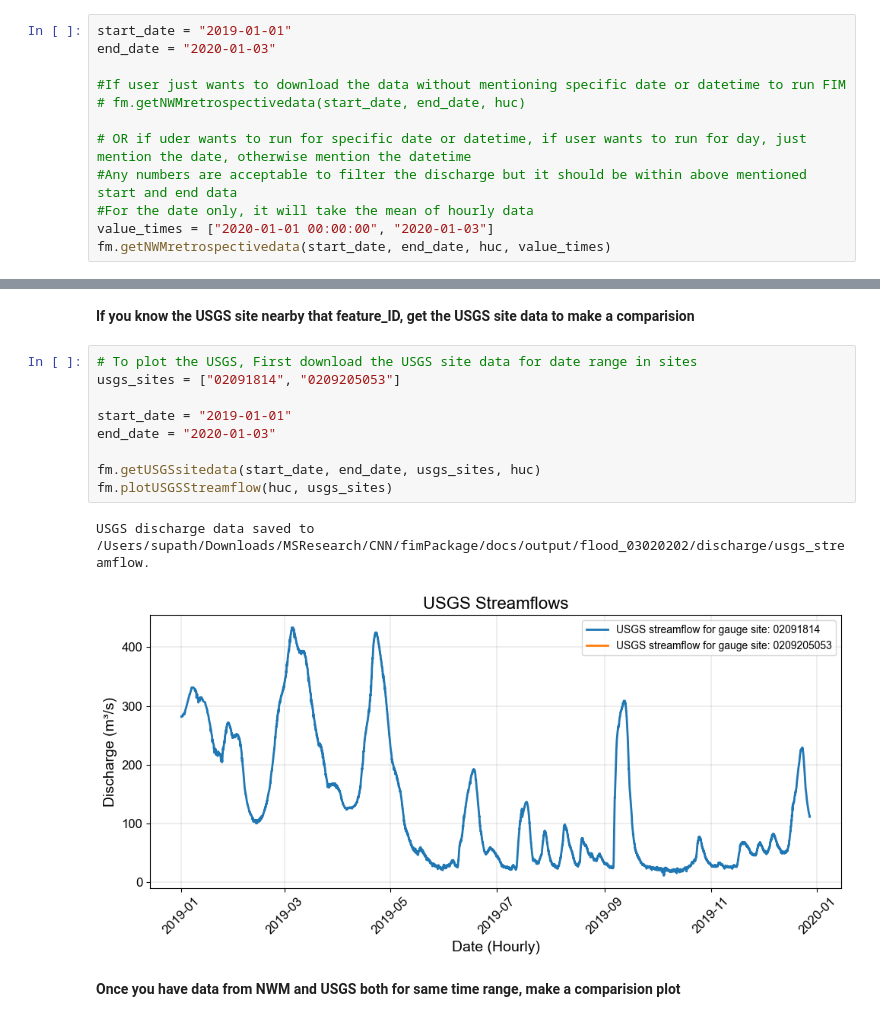
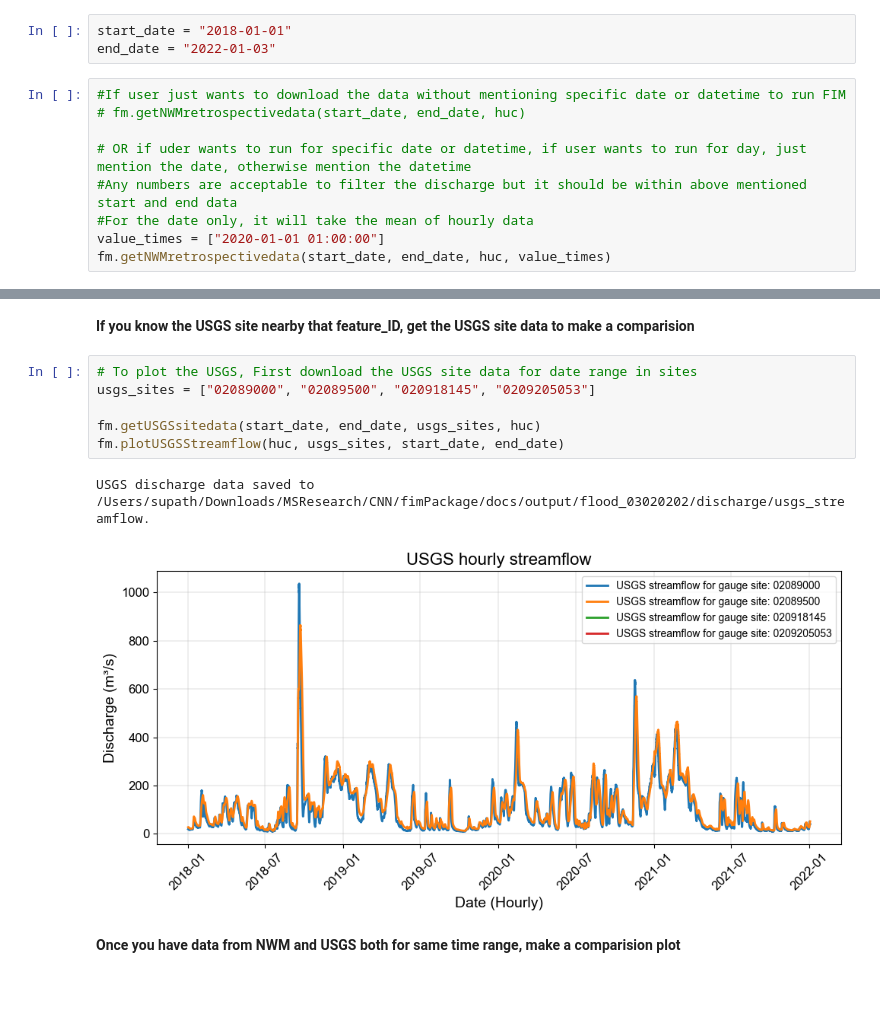
Before and after one commit to supathdhitalGEO/fimserv, a Jupyter notebook: docs/code_usage.ipynb, the cells around one changed output, grey strips where cells are left out. Drawn from its saved outputs; the diff is of its cells as text; blank space fills up the shorter version.

```diff
--- a/docs/code_usage.ipynb
+++ b/docs/code_usage.ipynb
@@ -34,17 +27,17 @@ Copied the first row of /Users/supath/Downloads/MSResearch/CNN/fimPackage/docs/o
 Unique feature IDs saved to /Users/supath/Downloads/MSResearch/CNN/fimPackage/docs/output/flood_03020202/feature_IDs.csv.
 # %% [markdown]
 #### **Get the NWM Data**
+# %%
+start_date = "2018-01-01"
+end_date = "2022-01-03"
 # %%
-start_date = "2019-01-01"
-end_date = "2020-01-03"
-
 #If user just wants to download the data without mentioning specific date or datetime to run FIM
 # fm.getNWMretrospectivedata(start_date, end_date, huc)
 
 # OR if uder wants to run for specific date or datetime, if user wants to run for day, just mention the date, otherwise mention the datetime
 #Any numbers are acceptable to filter the discharge but it should be within above mentioned start and end data
 #For the date only, it will take the mean of hourly data
-value_times = ["2020-01-01 00:00:00", "2020-01-03"]
+value_times = ["2020-01-01 01:00:00"]
 fm.getNWMretrospectivedata(start_date, end_date, huc, value_times)
 # %% [output]
 NWM discharge data saved to /Users/supath/Downloads/MSResearch/CNN/fimPackage/docs/output/flood_03020202/discharge/nwm30_retrospective.
@@ -63,16 +55,13 @@ fm.plotNWMStreamflow(huc, feature_id)
 **If you know  the USGS site nearby that feature_ID, get the USGS site data to make a comparision**
 # %%
 # To plot the USGS, First download the USGS site data for date range in sites
-usgs_sites = ["02091814", "0209205053"]
-
-start_date = "2019-01-01"
-end_date = "2020-01-03"
+usgs_sites = ["02089000", "02089500", "020918145", "0209205053"]
 
 fm.getUSGSsitedata(start_date, end_date, usgs_sites, huc)
-fm.plotUSGSStreamflow(huc, usgs_sites)
+fm.plotUSGSStreamflow(huc, usgs_sites, start_date, end_date)
 # %% [output]
 USGS discharge data saved to /Users/supath/Downloads/MSResearch/CNN/fimPackage/docs/output/flood_03020202/discharge/usgs_streamflow.
-[figure, old version]
+[figure, new version]
 # %% [markdown]
 **Once you have data from NWM and USGS both for same time range, make a comparision plot**
 # %%
```
Also changed, not shown: parts of 12 cells of this notebook.
